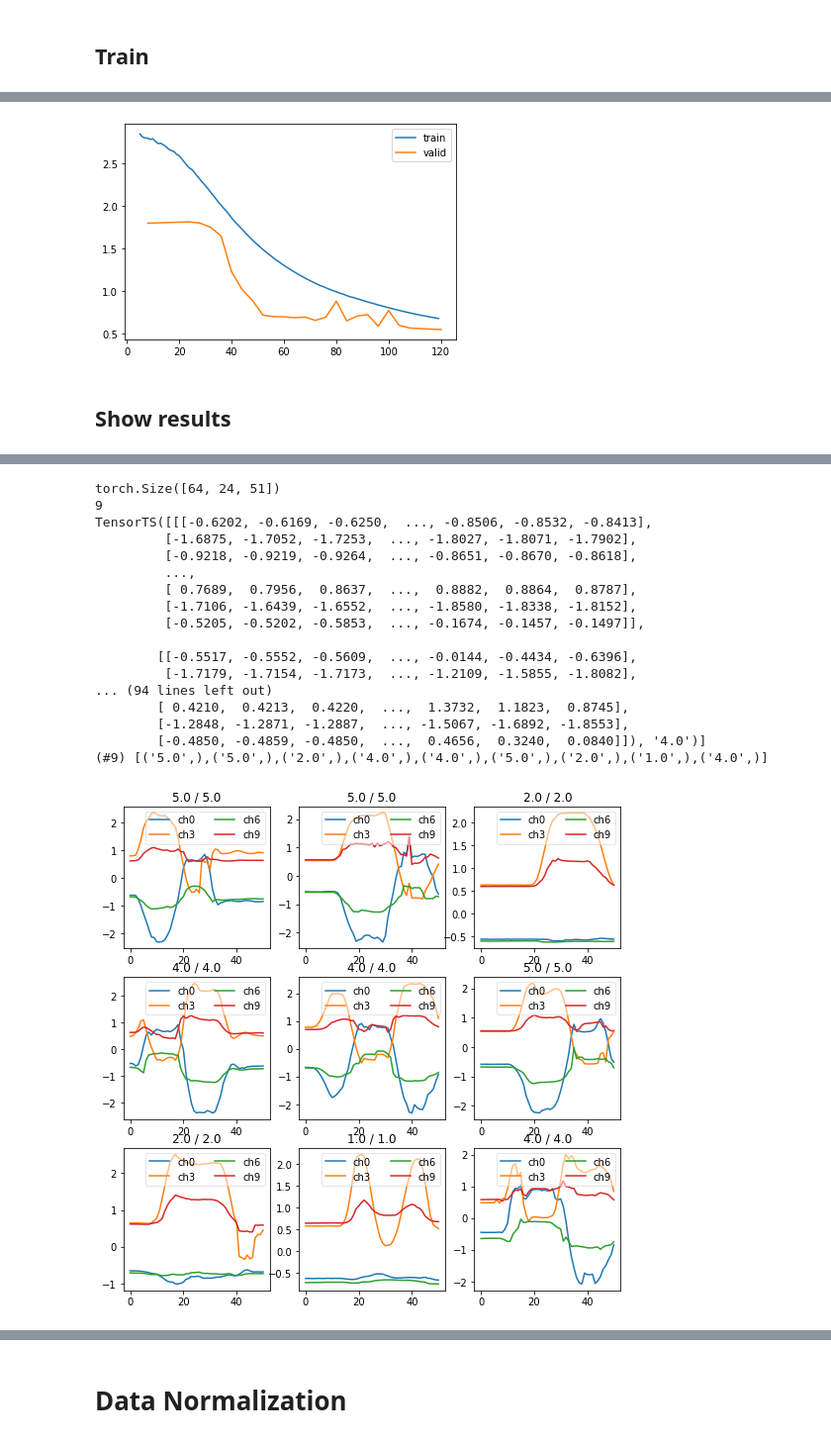
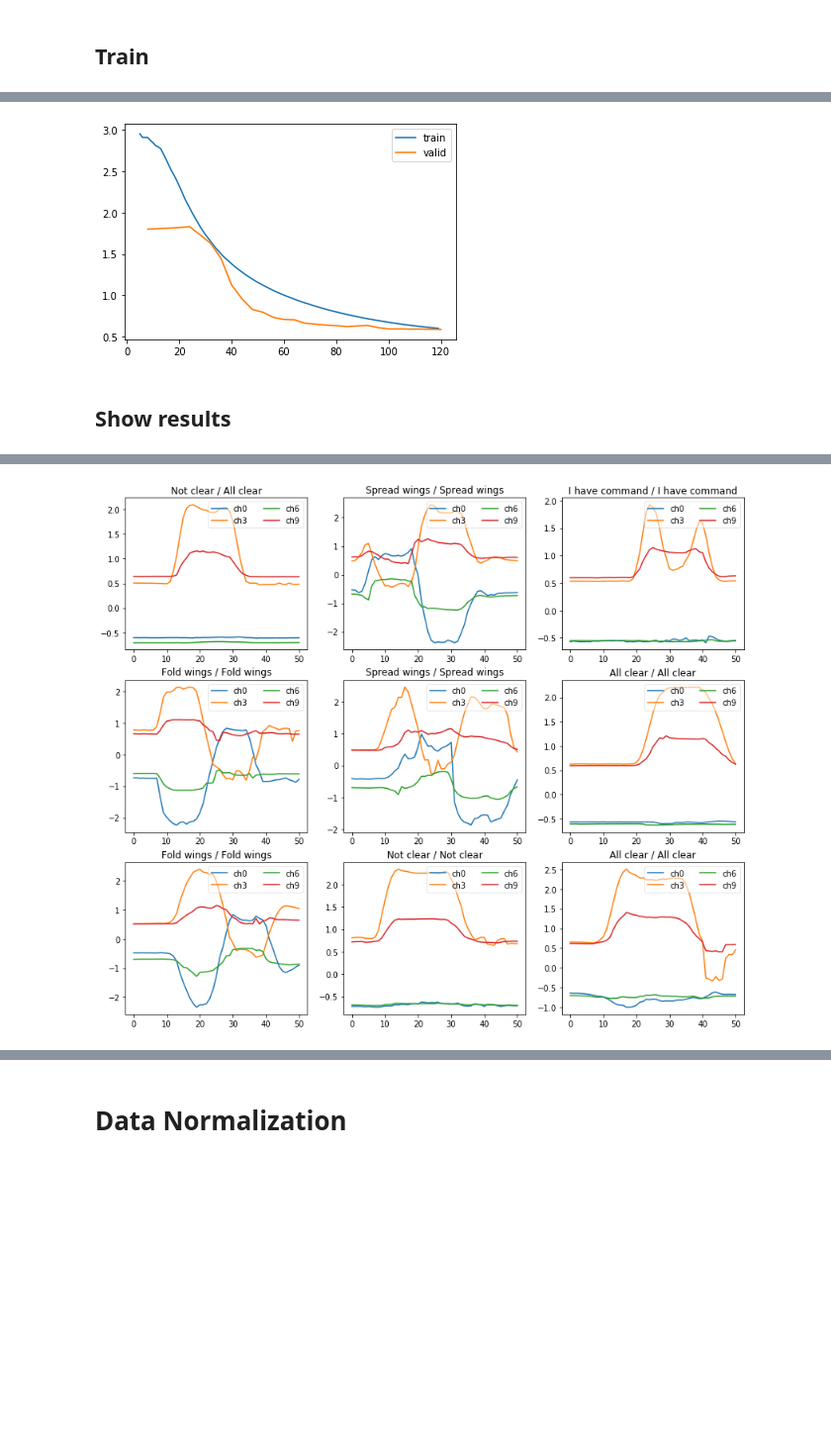
Before and after one commit to ai-fast-track/timeseries, a Jupyter notebook: nbs/81_timeseries_core.ipynb, the cells around one changed output, grey strips where cells are left out. Shown at 99% size. Saved outputs shown, nothing was run; the diff lists cells and outputs as text; code cells hidden in the pictures; blank space fills up the shorter version.

Commit message:
added lbl_dict to display readable labels

```diff
--- a/nbs/81_timeseries_core.ipynb
+++ b/nbs/81_timeseries_core.ipynb
@@ -367,18 +369,17 @@ splits
 # %% [markdown]
 # Using `Datasets`
 # %%
-# hide
+# export
 lbl_dict = dict([
-    (1, 'I have command'),
-    (2, 'All clear'),
-    (3, 'Not clear'),
-    (4, 'Spread wings'),
-    (5, 'Fold wings'),
-    (6, 'Lock wings')]
+    ('1.0', 'I have command'),
+    ('2.0', 'All clear'),
+    ('3.0', 'Not clear'),
+    ('4.0', 'Spread wings'),
+    ('5.0', 'Fold wings'),
+    ('6.0', 'Lock wings')]
 )
-#lbl_dict.__getitem__(6)
 # %%
-tfms = [[ItemGetter(0), ToTensorTS()], [ItemGetter(1), Categorize()]]
+tfms = [[ItemGetter(0), ToTensorTS()], [ItemGetter(1), lbl_dict.get, Categorize()]]
 
 # Create a dataset
 ds = Datasets(items, tfms, splits=splits)
@@ -420,10 +421,10 @@ dls1.show_batch(max_n=9, chs=range(0,12,3))
 # %% [markdown]
 ## First method : supply get_items() method
 # %%
-getters = [ItemGetter(0), ItemGetter(1)]
 tsdb = DataBlock(blocks=(TSBlock, CategoryBlock),
                    get_items=get_ts_items,
-                   getters=getters,
+                   get_x = ItemGetter(0),
+                   get_y = Pipeline([ItemGetter(1), lbl_dict.get]),
                    splitter=RandomSplitter(seed=seed),
                    batch_tfms = batch_tfms)
 # %%
@@ -664,7 +665,7 @@ def ts_learner(dls, model=None, opt_func=Ranger, loss_func=None, cbs=None, metri
 # %%
 # learn.fit_one_cycle(20, lr_max=lr_steep)
 lr_max = 1e-3
-epochs = 30; lr_max = lr_steep;  pct_start = .7; moms=(0.95,0.85,0.95); wd = 1e-2
-learn.fit_one_cycle(epochs, lr_max=lr_max, pct_start=pct_start,  moms=moms, wd=wd)
+epochs = 30; # lr_max = lr_steep;  pct_start = .7; moms=(0.95,0.85,0.95); wd = 1e-2
+learn.fit_one_cycle(epochs, lr_max=lr_max)
 # %% [output]
 | epoch | train_loss | valid_loss | accuracy | time |
@@ -687,28 +688,11 @@ learn.fit_one_cycle(epochs, lr_max=lr_max, pct_start=pct_start,  moms=moms, wd=w
 # %%
 learn.recorder.plot_loss()
 # %% [output]
-[figure, old version]
+[figure, new version]
 # %% [markdown]
 ## Show results
 # %%
-learn.show_results(max_n=9, chs=range(0,12,3))
+learn.show_results(max_n=9, chs=range(0,12,3), figsize=(14,12))
 # %% [output]
 [interactive output not drawn]
-torch.Size([64, 24, 51])
-9
-TensorTS([[[-0.6202, -0.6169, -0.6250,  ..., -0.8506, -0.8532, -0.8413],
-         [-1.6875, -1.7052, -1.7253,  ..., -1.8027, -1.8071, -1.7902],
-         [-0.9218, -0.9219, -0.9264,  ..., -0.8651, -0.8670, -0.8618],
-         ...,
-         [ 0.7689,  0.7956,  0.8637,  ...,  0.8882,  0.8864,  0.8787],
-         [-1.7106, -1.6439, -1.6552,  ..., -1.8580, -1.8338, -1.8152],
-         [-0.5205, -0.5202, -0.5853,  ..., -0.1674, -0.1457, -0.1497]],
-
-        [[-0.5517, -0.5552, -0.5609,  ..., -0.0144, -0.4434, -0.6396],
-         [-1.7179, -1.7154, -1.7173,  ..., -1.2109, -1.5855, -1.8082],
-... (94 lines left out)
-        [ 0.4210,  0.4213,  0.4220,  ...,  1.3732,  1.1823,  0.8745],
-        [-1.2848, -1.2871, -1.2887,  ..., -1.5067, -1.6892, -1.8553],
-        [-0.4850, -0.4859, -0.4850,  ...,  0.4656,  0.3240,  0.0840]]), '4.0')]
-(#9) [('5.0',),('5.0',),('2.0',),('4.0',),('4.0',),('5.0',),('2.0',),('1.0',),('4.0',)]
-[figure, old version]
+[figure, new version]
```
Also changed, not shown: parts of 21 cells of this notebook, 13 other files.
